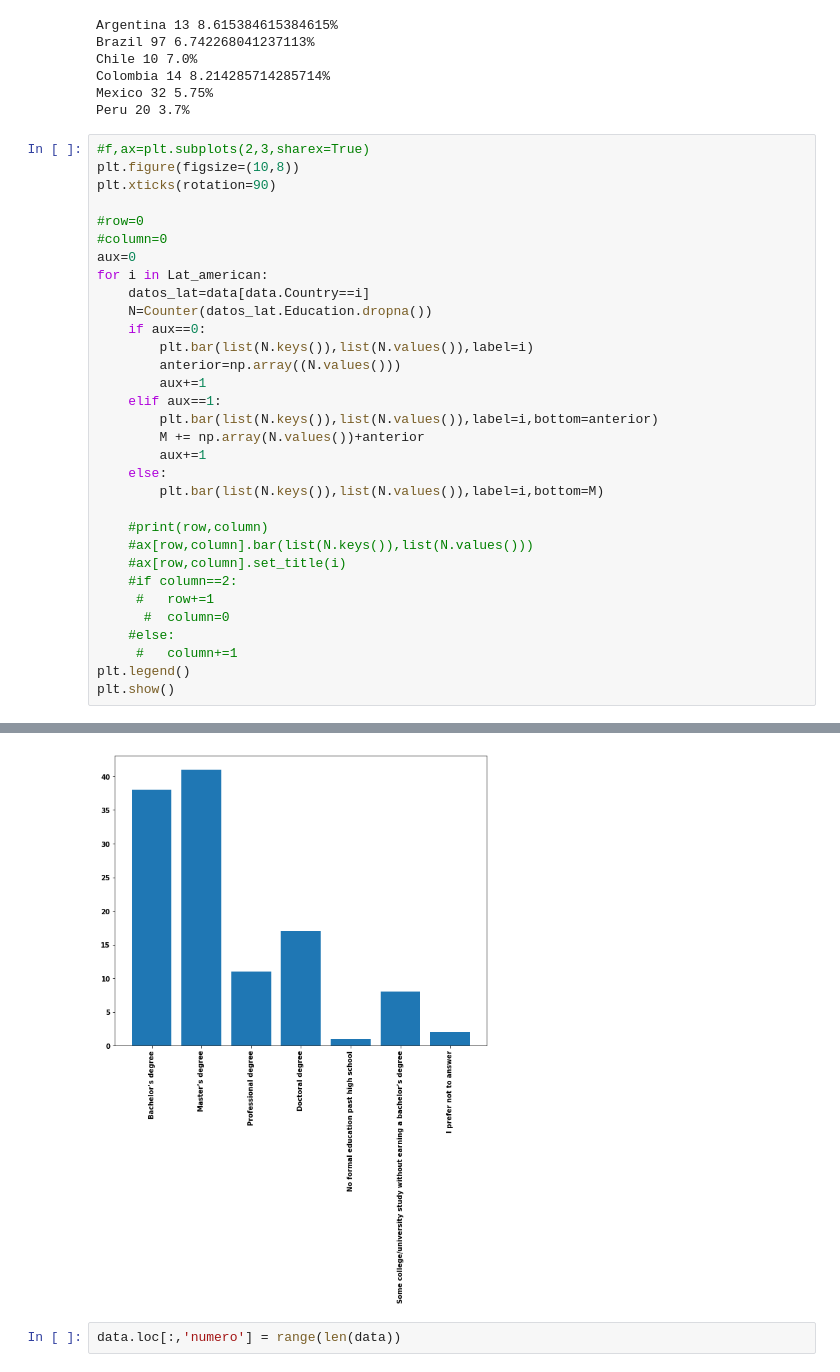
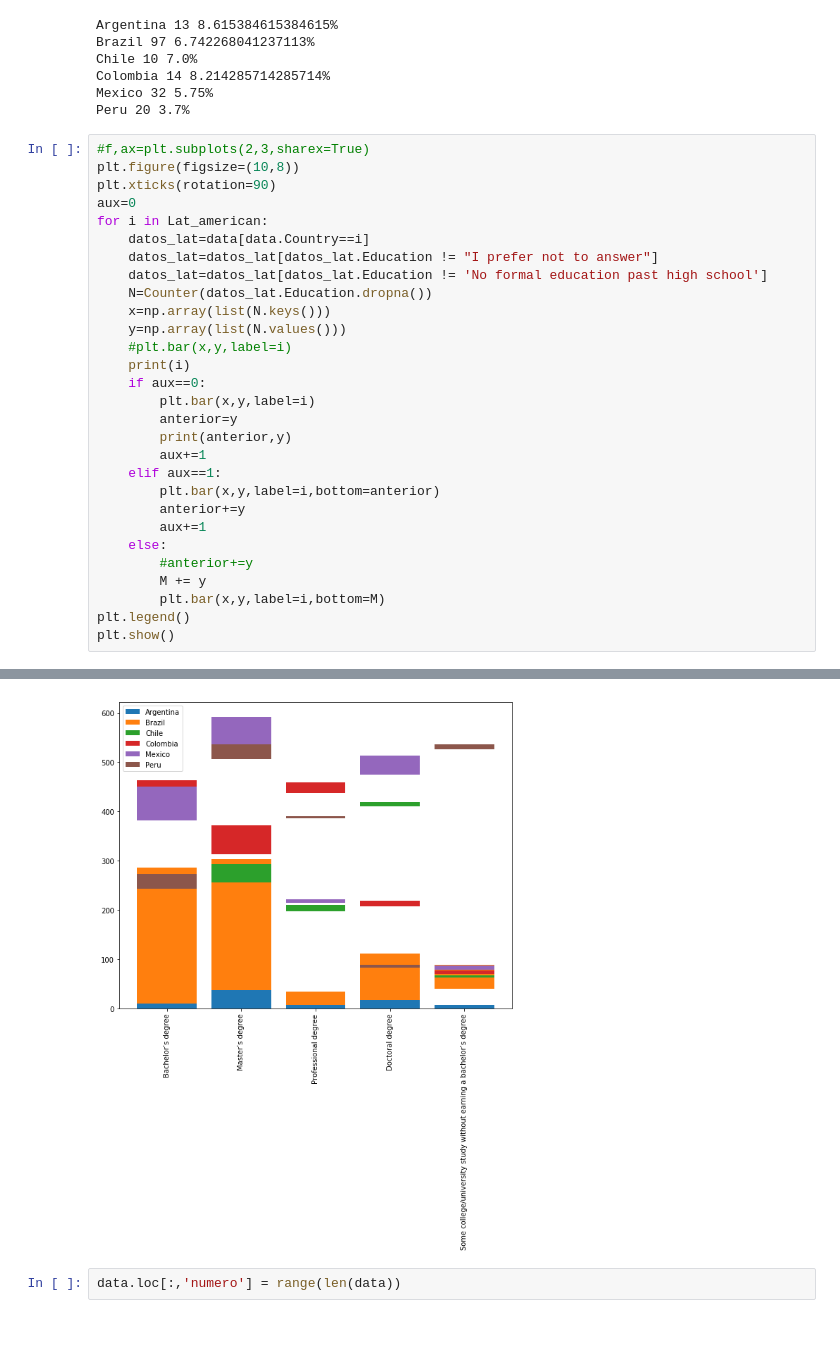
Before and after one commit to JoseMontanaC/JoseAlejandroMontana_Final, a Jupyter notebook: JoseAlejandroMontana_Final.ipynb, the cells around one changed output, grey strips where cells are left out. Drawn from its saved outputs; the diff is of its cells as text; blank space fills up the shorter version.

```diff
--- a/JoseAlejandroMontana_Final.ipynb
+++ b/JoseAlejandroMontana_Final.ipynb
@@ -141,32 +141,29 @@ Peru 20 3.7%
 #f,ax=plt.subplots(2,3,sharex=True)
 plt.figure(figsize=(10,8))
 plt.xticks(rotation=90)
-
-#row=0
-#column=0
 aux=0
 for i in Lat_american:
     datos_lat=data[data.Country==i]
+    datos_lat=datos_lat[datos_lat.Education != "I prefer not to answer"]
+    datos_lat=datos_lat[datos_lat.Education != 'No formal education past high school']
     N=Counter(datos_lat.Education.dropna())
+    x=np.array(list(N.keys()))
+    y=np.array(list(N.values()))
+    #plt.bar(x,y,label=i)
+    print(i)
     if aux==0:
-        plt.bar(list(N.keys()),list(N.values()),label=i)
-        anterior=np.array((N.values()))
+        plt.bar(x,y,label=i)
+        anterior=y
+        print(anterior,y)
         aux+=1
     elif aux==1:
-        plt.bar(list(N.keys()),list(N.values()),label=i,bottom=anterior)
-        M += np.array(N.values())+anterior
+        plt.bar(x,y,label=i,bottom=anterior)
+        anterior+=y
         aux+=1
     else:
-        plt.bar(list(N.keys()),list(N.values()),label=i,bottom=M)
-
-    #print(row,column)
-    #ax[row,column].bar(list(N.keys()),list(N.values()))
-    #ax[row,column].set_title(i)
-    #if column==2:
-     #   row+=1
-      #  column=0
-    #else:
-     #   column+=1
+        #anterior+=y
+        M += y
+        plt.bar(x,y,label=i,bottom=M)
 plt.legend()
 plt.show()
 # %% [output]
@@ -174,3 +177,3 @@ TypeError: unsupported operand type(s) for +: 'dict_values' and 'int'
-[figure, old version]
+[figure, new version]
 # %%
 data.loc[:,'numero'] = range(len(data))
```
Also changed, not shown: parts of 5 cells of this notebook.
